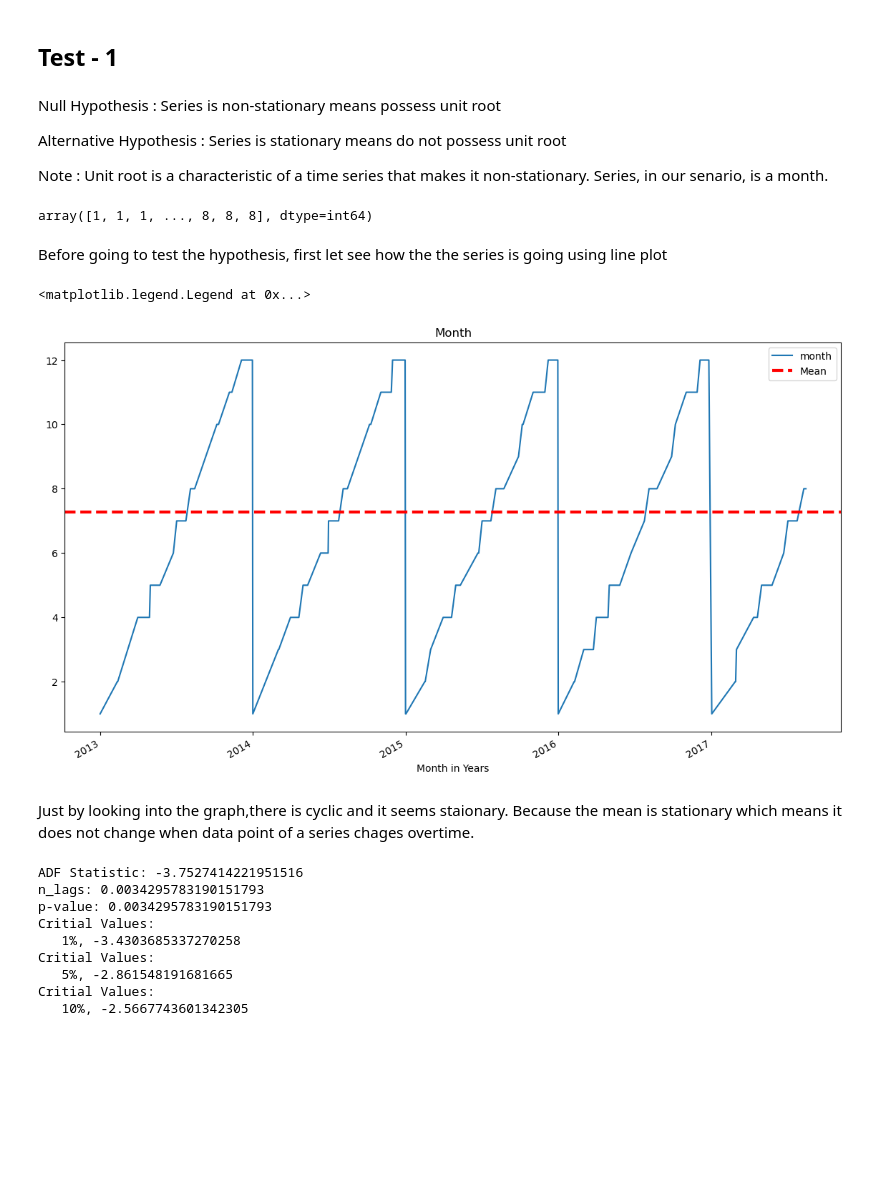
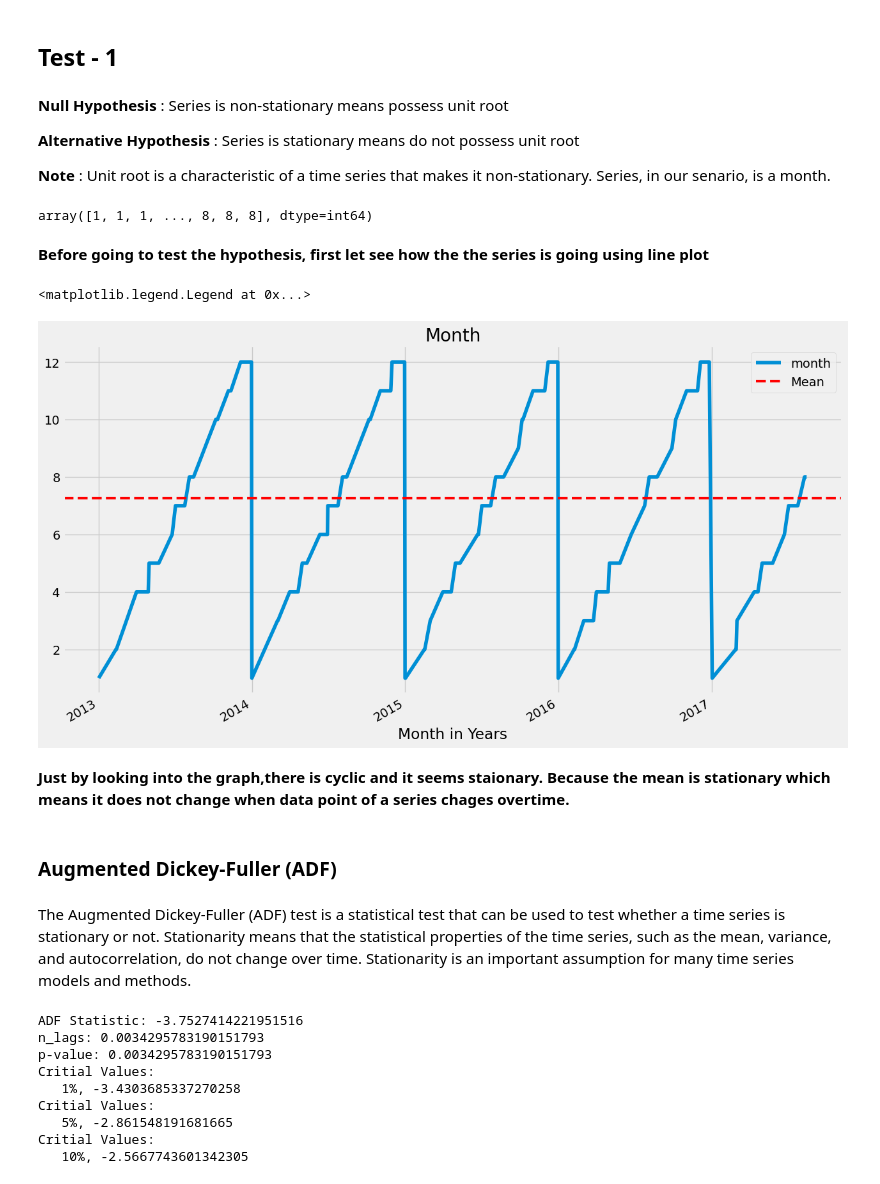
Before and after one commit to Henamen21/Time_Series_prediction, a Jupyter notebook: Time_Series_prediction.ipynb, the cells around one changed output. Cells and saved outputs as stored; diff of their text form; code cells hidden in the pictures; blank space fills up the shorter version.

```diff
--- a/Time_Series_prediction.ipynb
+++ b/Time_Series_prediction.ipynb
@@ -283,11 +304,11 @@ data_final["day"] = data_final.index.day
 # %% [markdown]
 ## Test - 1
 # %% [markdown]
-Null Hypothesis : Series is non-stationary means possess unit root
+<b>Null Hypothesis</b> : Series is non-stationary means possess unit root
 
-Alternative Hypothesis : Series is stationary means do not possess unit root
+<b>Alternative Hypothesis</b> : Series is stationary means do not possess unit root
 
-Note : Unit root is a characteristic of a time series that makes it non-stationary. Series, in our senario, is a month.
+<b>Note</b> : Unit root is a characteristic of a time series that makes it non-stationary. Series, in our senario, is a month.
 # %%
 # assigning the column month values to series variable
 series = data_final.loc[:, 'month'].values
@@ -295,19 +316,26 @@ series
 # %% [output]
 array([1, 1, 1, ..., 8, 8, 8], dtype=int64)
 # %% [markdown]
-Before going to test the hypothesis, first let see how the the series is going using line plot
+**Before going to test the hypothesis, first let see how the the series is going using line plot**
 # %%
 # a plot for the month column
 data_final.month.plot(figsize=(14,8), legend=None, title='Month' , xlabel = "Month in Years")
 
+# Selecting plot style
+plt.style.use("fivethirtyeight")
+
 # a plot for average month throught the whole years
 plt.axhline(y=np.nanmean(data_final.month) , color='red', linestyle='--', linewidth=3, label='Mean')
 plt.legend()
 # %% [output]
 <matplotlib.legend.Legend at 0x...>
-[figure, old version]
+[figure, new version]
 # %% [markdown]
-Just by looking into the graph,there is cyclic and it seems staionary. Because the mean is stationary which means it does not change when data point of a series chages overtime.
+**Just by looking into the graph,there is cyclic and it seems staionary. Because the mean is stationary which means it does not change when data point of a series chages overtime.**
+# %% [markdown]
+### Augmented Dickey-Fuller (ADF)
+# %% [markdown]
+The Augmented Dickey-Fuller (ADF) test is a statistical test that can be used to test whether a time series is stationary or not. Stationarity means that the statistical properties of the time series, such as the mean, variance, and autocorrelation, do not change over time. Stationarity is an important assumption for many time series models and methods.
 # %%
 result = adfuller(series, autolag='AIC')
 print(f'ADF Statistic: {result[0]}')
```
Also changed, not shown: parts of 91 cells of this notebook.
